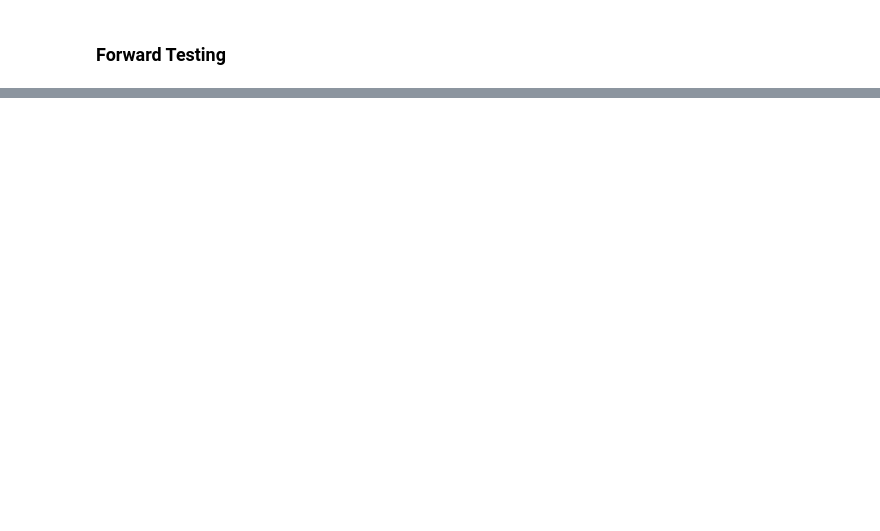
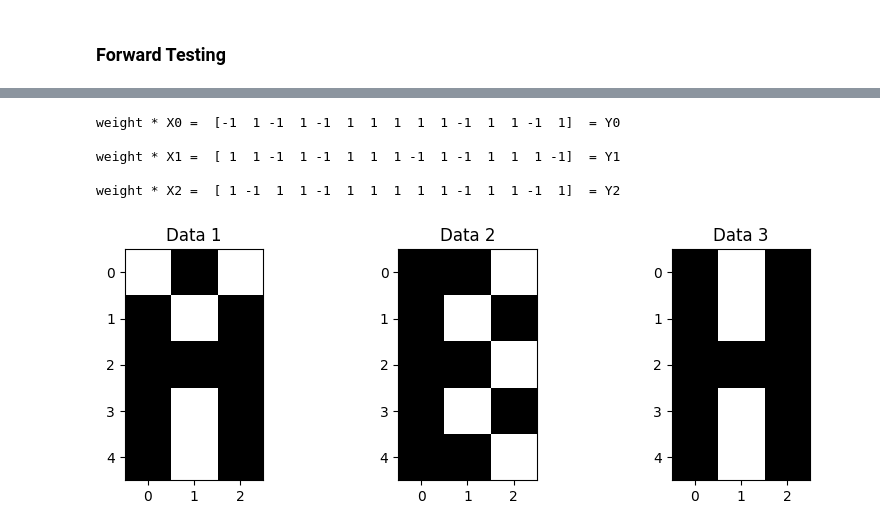
Before and after one commit to mizanulridhoaohana/Bidirectional-Associative-Memory-BAM, a Jupyter notebook: BAM_implementation.ipynb, the cells around one changed output, grey strips where cells are left out. Drawn from its saved outputs; the diff is of its cells as text; code cells hidden in the pictures; blank space fills up the shorter version.

```diff
--- a/BAM_implementation.ipynb
+++ b/BAM_implementation.ipynb
@@ -115,0 +159,19 @@ Thus backward testing is 100% accurate.
+# %%
+backward_output = []
+
+for i in range (m):
+    tmp = backward(X[i], weight)
+    print("\nweight * X{} = ".format(i), tmp, " = Y{}".format(i))
+    backward_output.append(tmp)
+
+# change type to numpy array
+list_of_lists = np.array([arr.tolist() for arr in backward_output])
+
+visualize(list_of_lists,3,5,3)
+# %% [output]
+weight * X0 =  [-1  1 -1  1 -1  1  1  1  1  1 -1  1  1 -1  1]  = Y0
+
+weight * X1 =  [ 1  1 -1  1 -1  1  1  1 -1  1 -1  1  1  1 -1]  = Y1
+
+weight * X2 =  [ 1 -1  1  1 -1  1  1  1  1  1 -1  1  1 -1  1]  = Y2
+[figure, added]
```
Also changed, not shown: parts of 9 cells of this notebook.
